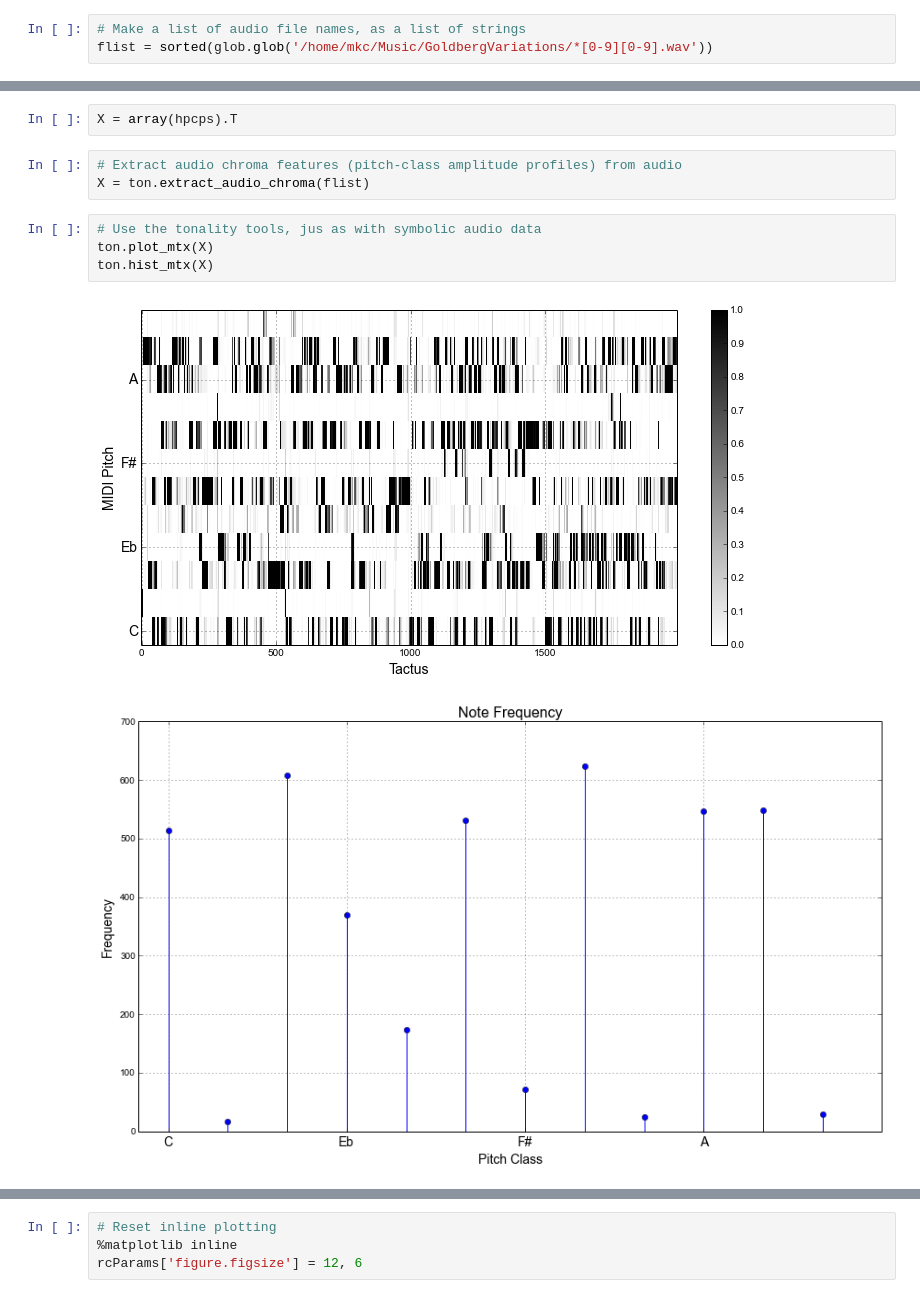
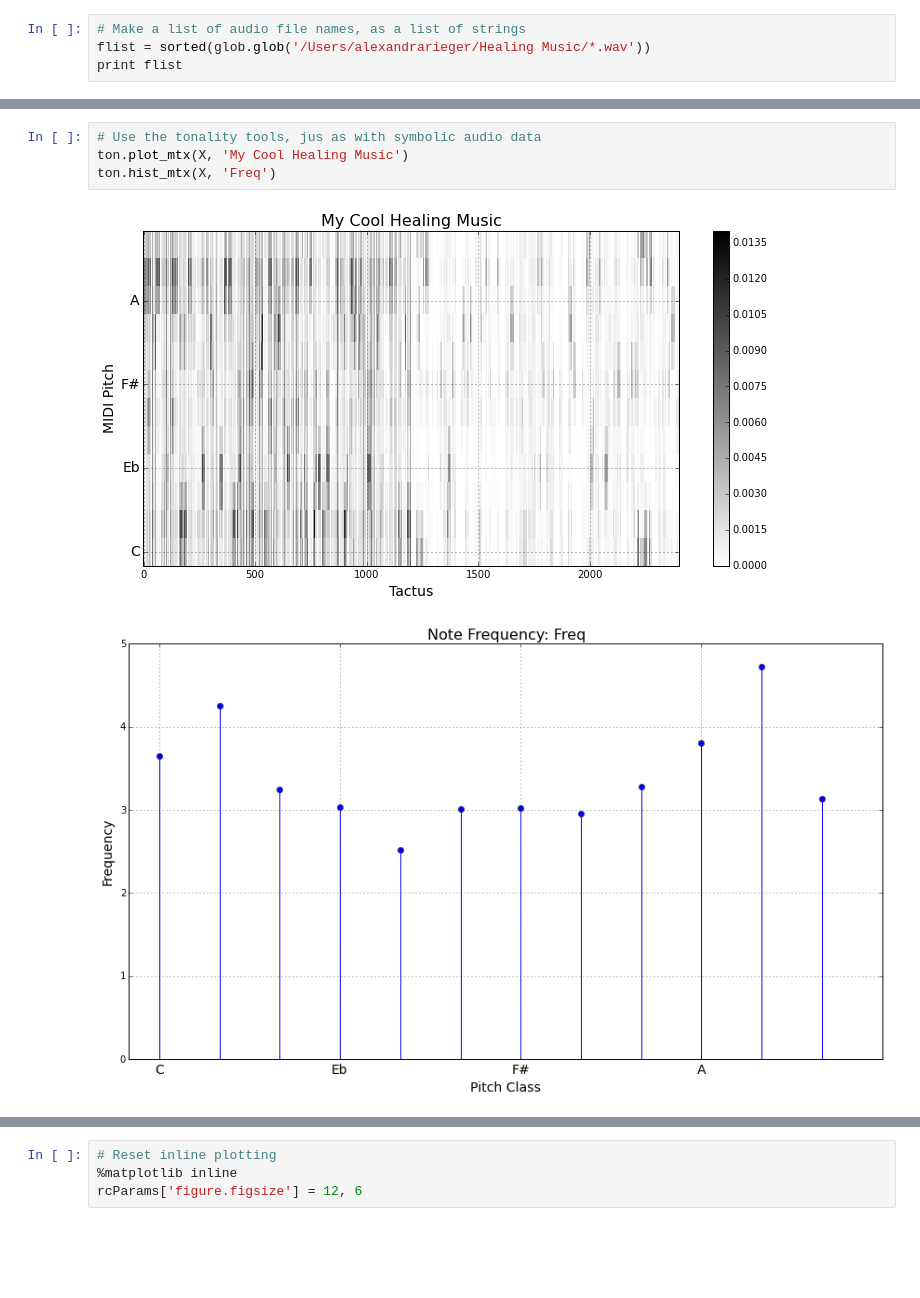
Before and after one commit to bregmanstudio/BregmanToolkit, a Jupyter notebook: bregman/examples/WTCexamples/ChromaPrincipalComponents.ipynb, the cells around one changed output, grey strips where cells are left out. Saved outputs shown, nothing was run; the diff lists cells and outputs as text; blank space fills up the shorter version.

```diff
--- a/bregman/examples/WTCexamples/ChromaPrincipalComponents.ipynb
+++ b/bregman/examples/WTCexamples/ChromaPrincipalComponents.ipynb
@@ -10,3 +12,4 @@ reload(ton) # Debugging convenience
 # %%
 # Make a list of audio file names, as a list of strings
-flist = sorted(glob.glob('/home/mkc/Music/GoldbergVariations/*[0-9][0-9].wav'))
+flist = sorted(glob.glob('/Users/alexandrarieger/Healing Music/*.wav'))
+print flist
@@ -45,15 +68,10 @@ ax=xticks(arange(12),ton.pc_labels, fontsize=14)
-# %%
-X = array(hpcps).T
-# %%
-# Extract audio chroma features (pitch-class amplitude profiles) from audio
-X = ton.extract_audio_chroma(flist)
 # %%
 # Use the tonality tools, jus as with symbolic audio data
-ton.plot_mtx(X)
-ton.hist_mtx(X)
+ton.plot_mtx(X, 'My Cool Healing Music')
+ton.hist_mtx(X, 'Freq')
 # %% [output]
-[figure, old version]
+[figure, new version]
-[figure, old version]
+[figure, new version]
 # %%
 # Make the centered squared dissimilarity matrix
 D = ton.dissimilarity_mtx(X)
```
Also changed, not shown: parts of 8 cells of this notebook, 2 other files.
